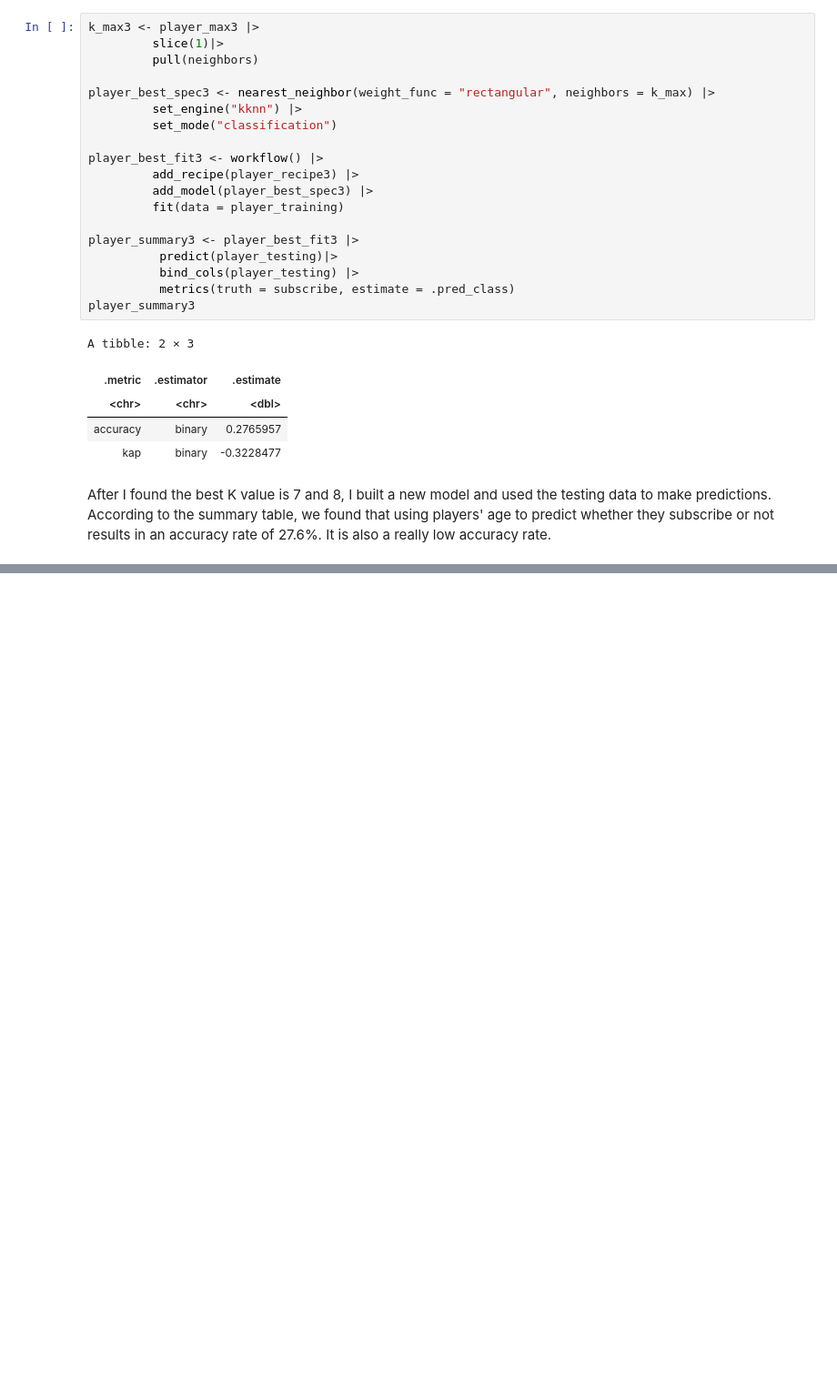
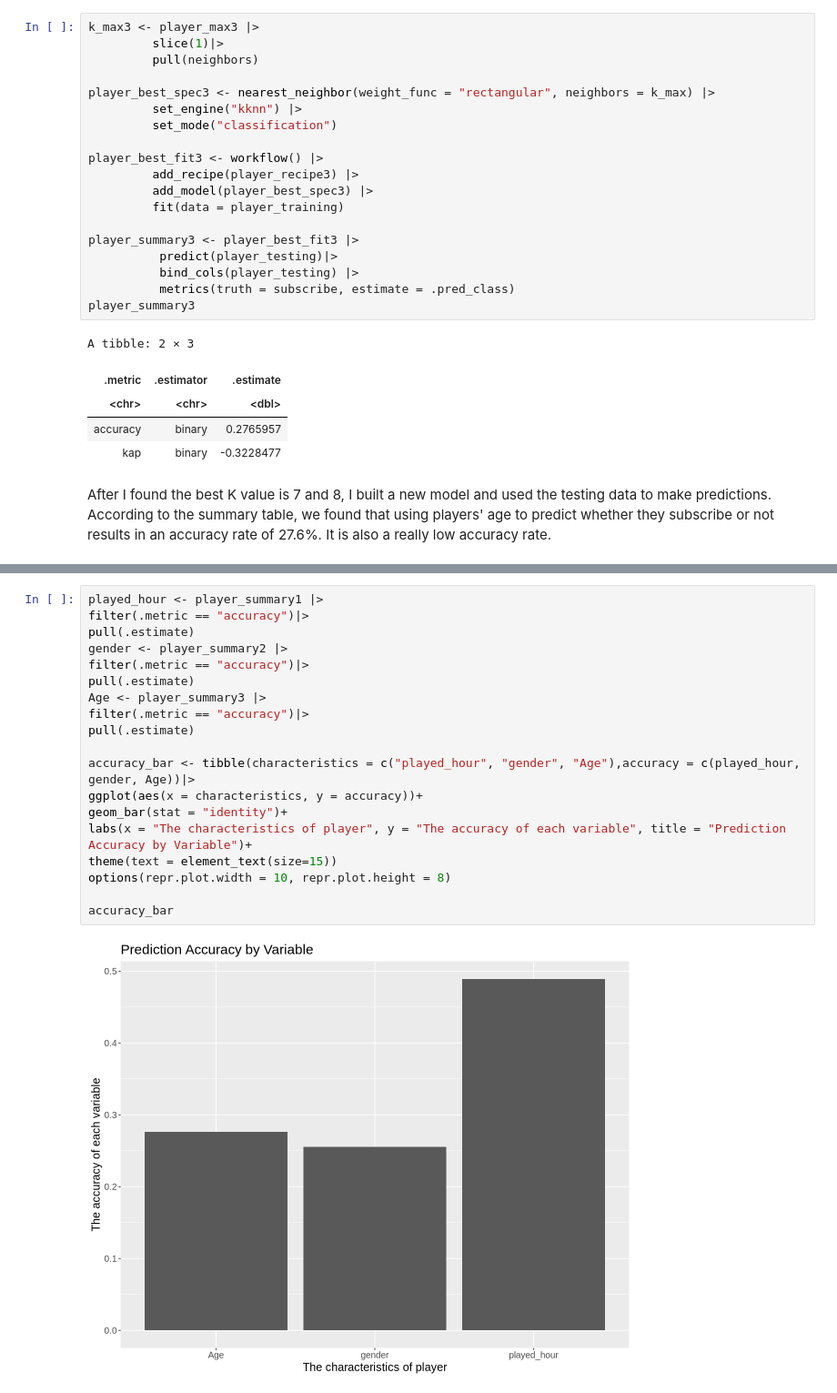
Before and after one commit to SubrinaLi/DSCI-100-sec003, a Jupyter notebook: Subrina LI Project.ipynb, the cells around one changed output, grey strips where cells are left out. Shown at 91% size. Cells and saved outputs as stored; diff of their text form; blank space fills up the shorter version.

Commit message:
Result and discussion
I added the result by analyzing the bar graph. I all wrote the discussion of this project.

```diff
--- a/Subrina LI Project.ipynb
+++ b/Subrina LI Project.ipynb
@@ -351,0 +357,21 @@ After I found the best K value is 7 and 8, I built a new model and used the test
+# %%
+played_hour <- player_summary1 |>
+filter(.metric == "accuracy")|>
+pull(.estimate)
+gender <- player_summary2 |>
+filter(.metric == "accuracy")|>
+pull(.estimate)
+Age <- player_summary3 |>
+filter(.metric == "accuracy")|>
+pull(.estimate)
+
+accuracy_bar <- tibble(characteristics = c("played_hour", "gender", "Age"),accuracy = c(played_hour, gender, Age))|>
+ggplot(aes(x = characteristics, y = accuracy))+
+geom_bar(stat = "identity")+
+labs(x = "The characteristics of player", y = "The accuracy of each variable", title = "Prediction Accuracy by Variable")+
+theme(text = element_text(size=15))
+options(repr.plot.width = 10, repr.plot.height = 8)
+
+accuracy_bar
+# %% [output]
+[figure, added]
```
Also changed, not shown: parts of 2 cells of this notebook.
